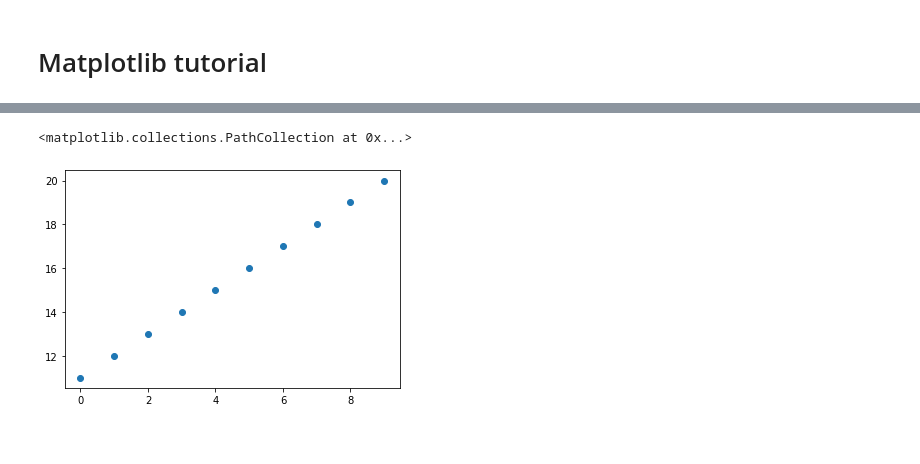
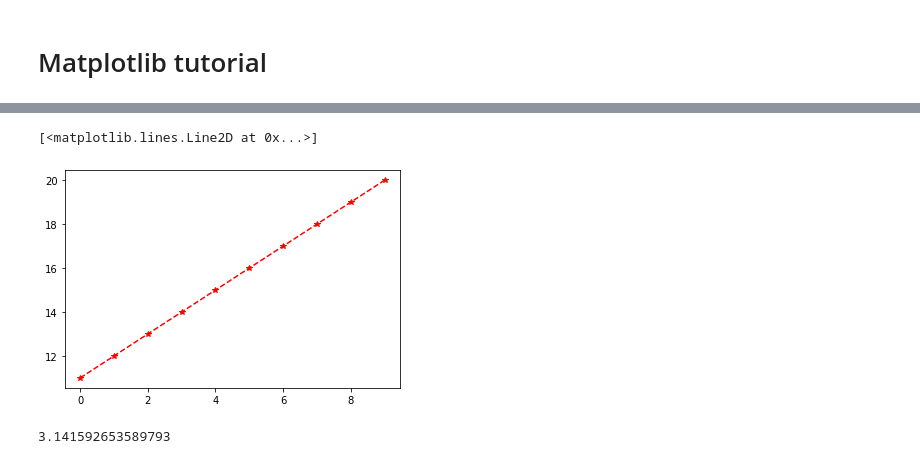
Before and after one commit to heiwa37/DataScience, a Jupyter notebook: 5.MatplotLib Tuto.ipynb, the cells around one changed output, grey strips where cells are left out. Saved outputs shown, nothing was run; the diff lists cells and outputs as text; code cells hidden in the pictures.

```diff
--- a/5.MatplotLib Tuto.ipynb
+++ b/5.MatplotLib Tuto.ipynb
@@ -12,5 +17,9 @@ y=np.arange(11,21)
 # %%
-plt.scatter(x,y)
+plt.plot(x,y,'r*--') # plot the graph
 # %% [output]
-<matplotlib.collections.PathCollection at 0x...>
+[<matplotlib.lines.Line2D at 0x...>]
-[figure, old version]
+[figure, new version]
+# %%
+np.pi
+# %% [output]
+3.141592653589793
```
Also changed, not shown: parts of 7 cells of this notebook, 3 other files.
